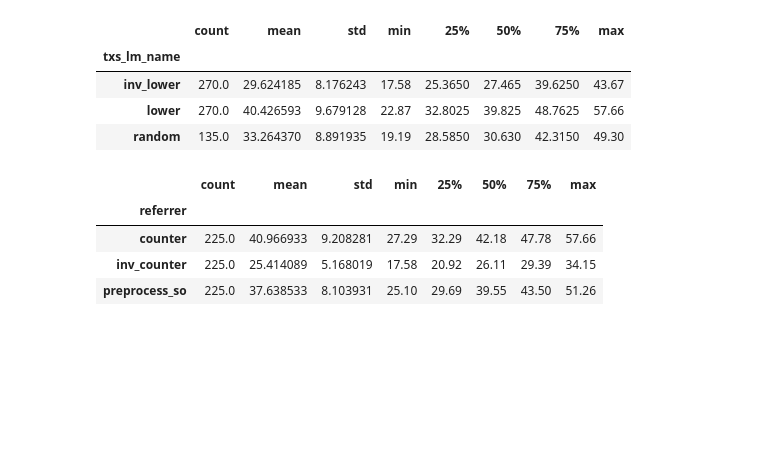
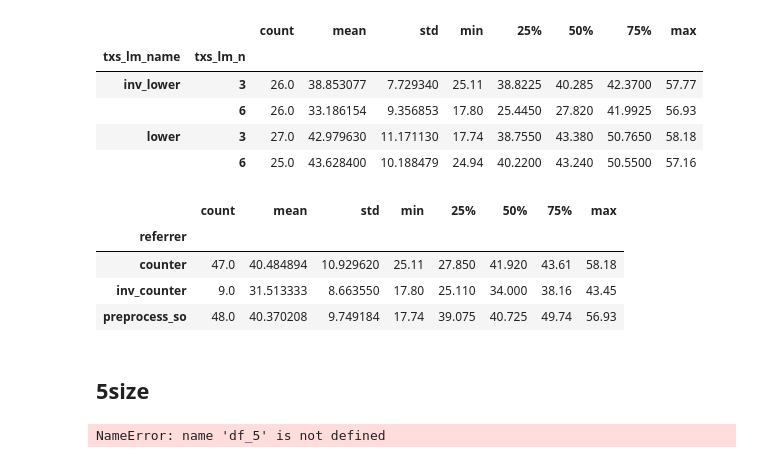
Before and after one commit to abevieiramota/masters, a Jupyter notebook: notebook/00 - Automatic evaluation - DEV.ipynb, the cells around one changed output. Cells and saved outputs as stored; diff of their text form; code cells hidden in the pictures; blank space fills up the shorter version.

```diff
--- a/notebook/00 - Automatic evaluation - DEV.ipynb
+++ b/notebook/00 - Automatic evaluation - DEV.ipynb
@@ -28,5 +28,39 @@ for model in models:
     with open(f'../data/models/dev/{model}/params.pkl', 'rb') as f:
         params_dfs.append(pd.DataFrame([pickle.load(f)], index=[model]))
 
-
 params_df = pd.concat(params_dfs)
+params_df.tems_lm_n.fillna(0, inplace=True)
+params_df.txs_lm_n.fillna(0, inplace=True)
+# %%
+from collections import defaultdict
+
+template_usages = []
+
+for model in models:
+
+    if os.path.isfile(f'../data/models/dev/{model}/templates_info.pkl'):
+
+        with open(f'../data/models/dev/{model}/templates_info.pkl', 'rb') as f:
+            template_usage = pickle.load(f)
+
+            data = {
+                'total_fallback': sum(1 for tu in template_usage if tu[0][0][0]),
+                '1_template': sum(1 for tu in template_usage if tu[0][0][1] == 1),
+                '2_template': sum(1 for tu in template_usage if tu[0][0][1] == 2),
+                '3_template': sum(1 for tu in template_usage if tu[0][0][1] == 3),
+                '4_template': sum(1 for tu in template_usage if tu[0][0][1] == 4),
+                '5_template': sum(1 for tu in template_usage if tu[0][0][1] == 5)
+            }
+
+            template_usages.append(pd.DataFrame([data], index=[model]))
+
+template_usage_df = pd.concat(template_usages)
+# %%
+scores_all = scores_df.loc[(slice(None), 'all-cat', slice(None)), :].reset_index(level=[1, 2], drop=True)
+
+df_all = pd.merge(scores_all, params_df, left_index=True, right_index=True)
+df_all = pd.merge(df_all, template_usage_df, left_index=True, right_index=True)
+
+cols = ['bleu', 'meteor', 'ter', 'dp_scorer', 'max_dp', 'sa_scorer', 'max_sa', 'tems_lm_name', 'tems_lm_n', 'max_tems', 'referrer', 'txs_lm_name', 'txs_lm_n', '1_template', '2_template', '3_template', '4_template', '5_template', 'total_fallback']
+df_all = df_all[cols]
+df_all.sort_values('bleu', ascending=False).head(10)
@@ -33 +93,4 @@ params_df = pd.concat(params_dfs)
+# %%
+df_all = df_all[df_all.dp_scorer != 'gold']
+df_all.to_csv('../data/results/dev_all_results.csv')
 # %%
@@ -83,16 +140,23 @@ df.groupby('tems_lm_name').bleu.describe()
 # %%
-df.groupby('txs_lm_name').bleu.describe()
+df_all.groupby(['txs_lm_name', 'txs_lm_n']).bleu.describe()
 # %% [output]
-|  | count | mean | std | min | 25% | 50% | 75% | max |
-| txs_lm_name |  |  |  |  |  |  |  |  |
-| inv_lower | 270.0 | 29.624185 | 8.176243 | 17.58 | 25.3650 | 27.465 | 39.6250 | 43.67 |
-| lower | 270.0 | 40.426593 | 9.679128 | 22.87 | 32.8025 | 39.825 | 48.7625 | 57.66 |
-| random | 135.0 | 33.264370 | 8.891935 | 19.19 | 28.5850 | 30.630 | 42.3150 | 49.30 |
+|  |  | count | mean | std | min | 25% | 50% | 75% | max |
+| txs_lm_name | txs_lm_n |  |  |  |  |  |  |  |  |
+| inv_lower | 3 | 26.0 | 38.853077 | 7.729340 | 25.11 | 38.8225 | 40.285 | 42.3700 | 57.77 |
+|  | 6 | 26.0 | 33.186154 | 9.356853 | 17.80 | 25.4450 | 27.820 | 41.9925 | 56.93 |
+| lower | 3 | 27.0 | 42.979630 | 11.171130 | 17.74 | 38.7550 | 43.380 | 50.7650 | 58.18 |
+|  | 6 | 25.0 | 43.628400 | 10.188479 | 24.94 | 40.2200 | 43.240 | 50.5500 | 57.16 |
 # %%
-df.groupby('referrer').bleu.describe()
+df_all.groupby('referrer').bleu.describe()
 # %% [output]
 |  | count | mean | std | min | 25% | 50% | 75% | max |
 | referrer |  |  |  |  |  |  |  |  |
-| counter | 225.0 | 40.966933 | 9.208281 | 27.29 | 32.29 | 42.18 | 47.78 | 57.66 |
-| inv_counter | 225.0 | 25.414089 | 5.168019 | 17.58 | 20.92 | 26.11 | 29.39 | 34.15 |
-| preprocess_so | 225.0 | 37.638533 | 8.103931 | 25.10 | 29.69 | 39.55 | 43.50 | 51.26 |
+| counter | 47.0 | 40.484894 | 10.929620 | 25.11 | 27.850 | 41.920 | 43.61 | 58.18 |
+| inv_counter | 9.0 | 31.513333 | 8.663550 | 17.80 | 25.110 | 34.000 | 38.16 | 43.45 |
+| preprocess_so | 48.0 | 40.370208 | 9.749184 | 17.74 | 39.075 | 40.725 | 49.74 | 56.93 |
+# %% [markdown]
+## 5size
+# %%
+df_5.groupby('dp_scorer').bleu.describe()
+# %% [output]
+NameError: name 'df_5' is not defined
```
Also changed, not shown: parts of 14 cells of this notebook, 5 other files.
